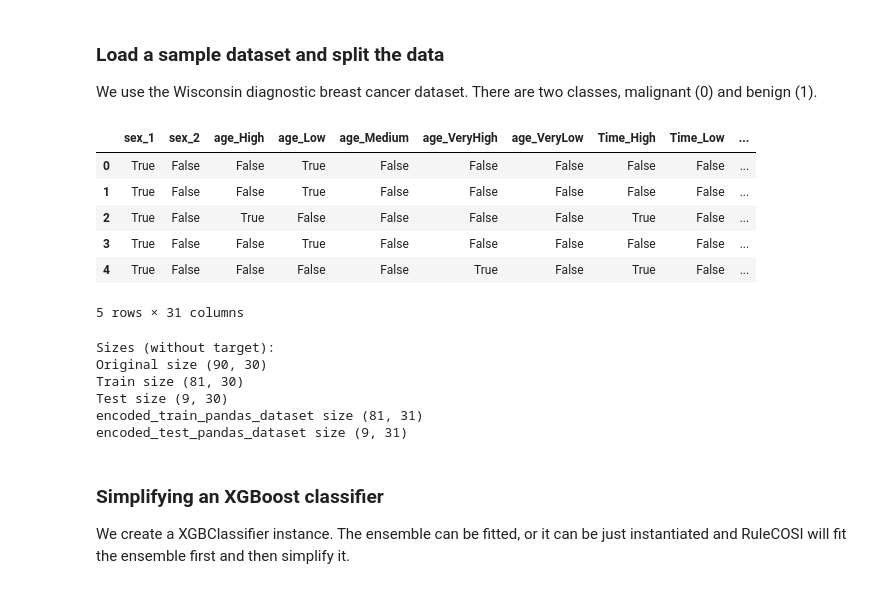
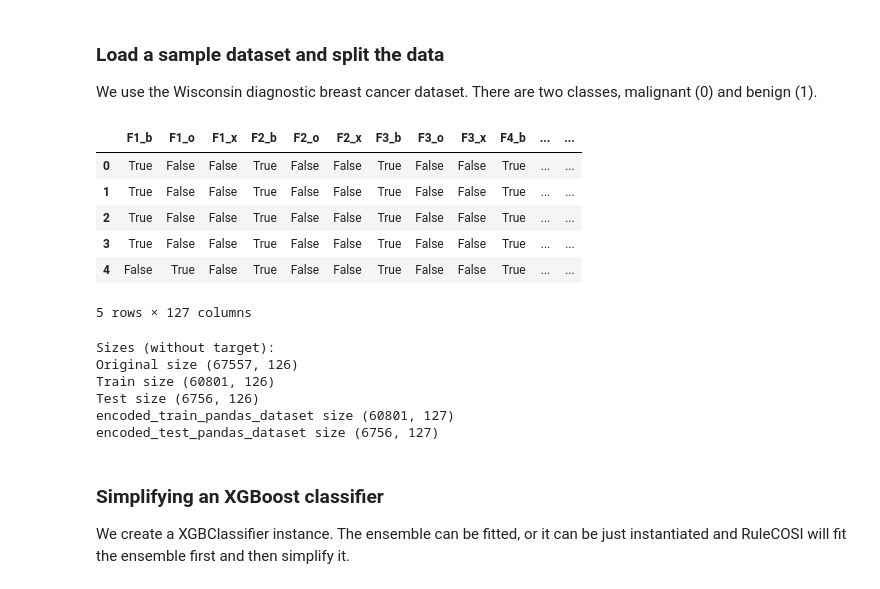
Before and after one commit to marioopv/iPRules, a Jupyter notebook: notebooks/OTHERS/RuleCosi/RuleCOSI example.ipynb, the cells around one changed output. Saved outputs shown, nothing was run; the diff lists cells and outputs as text; code cells hidden in the pictures.

Commit message:
tests

```diff
--- a/notebooks/OTHERS/RuleCosi/RuleCOSI example.ipynb
+++ b/notebooks/OTHERS/RuleCosi/RuleCOSI example.ipynb
@@ -31,22 +31,22 @@ We use the Wisconsin diagnostic breast cancer dataset. There are two classes, ma
 # %%
 
 from notebooks.IPRules.read_datasets import read_dataset
 test_size = 0.1
-name = "criotherapy"
+name = "connect-4"
 
 path = f'../../..'
 dataset_path_name = f'{path}/data/{name}.csv'
 X, y, dataset, target_value_name, pandas_dataset = read_dataset(name, dataset_path_name)
 
 pandas_dataset.head()
 # %% [output]
-|  | sex_1 | sex_2 | age_High | age_Low | age_Medium | age_VeryHigh | age_VeryLow | Time_High | Time_Low | ... |
-| 0 | True | False | False | True | False | False | False | False | False | ... |
-| 1 | True | False | False | True | False | False | False | False | False | ... |
-| 2 | True | False | True | False | False | False | False | True | False | ... |
-| 3 | True | False | False | True | False | False | False | False | False | ... |
-| 4 | True | False | False | False | False | True | False | True | False | ... |
+|  | F1_b | F1_o | F1_x | F2_b | F2_o | F2_x | F3_b | F3_o | F3_x | F4_b | ... | ... |
+| 0 | True | False | False | True | False | False | True | False | False | True | ... | ... |
+| 1 | True | False | False | True | False | False | True | False | False | True | ... | ... |
+| 2 | True | False | False | True | False | False | True | False | False | True | ... | ... |
+| 3 | True | False | False | True | False | False | True | False | False | True | ... | ... |
+| 4 | False | True | False | True | False | False | True | False | False | True | ... | ... |
-5 rows × 31 columns
+5 rows × 127 columns
 # %%
 #Define dataset
 X_train, X_test, y_train, y_test = train_test_split(dataset.data, dataset.target, test_size=test_size, random_state=1)
@@ -60,11 +60,11 @@ print(f'encoded_train_pandas_dataset size {encoded_train_pandas_dataset.shape}')
 print(f'encoded_test_pandas_dataset size {encoded_test_pandas_dataset.shape}')
 # %% [output]
 Sizes (without target):
-Original size (90, 30)
-Train size (81, 30)
-Test size (9, 30)
-encoded_train_pandas_dataset size (81, 31)
-encoded_test_pandas_dataset size (9, 31)
+Original size (67557, 126)
+Train size (60801, 126)
+Test size (6756, 126)
+encoded_train_pandas_dataset size (60801, 127)
+encoded_test_pandas_dataset size (6756, 127)
 # %% [markdown]
 ### Simplifying an XGBoost classifier
 
```
Also changed, not shown: parts of 8 cells of this notebook, 12 other files.
